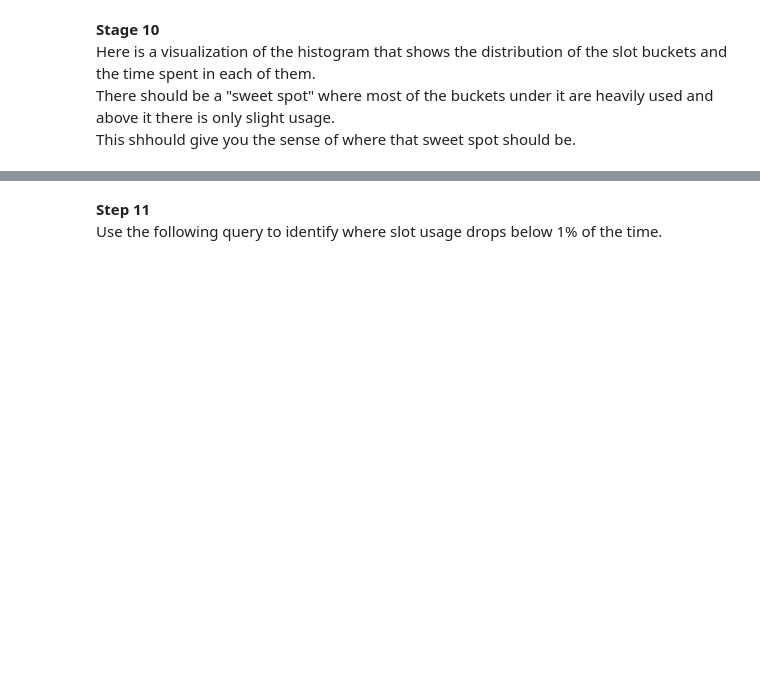
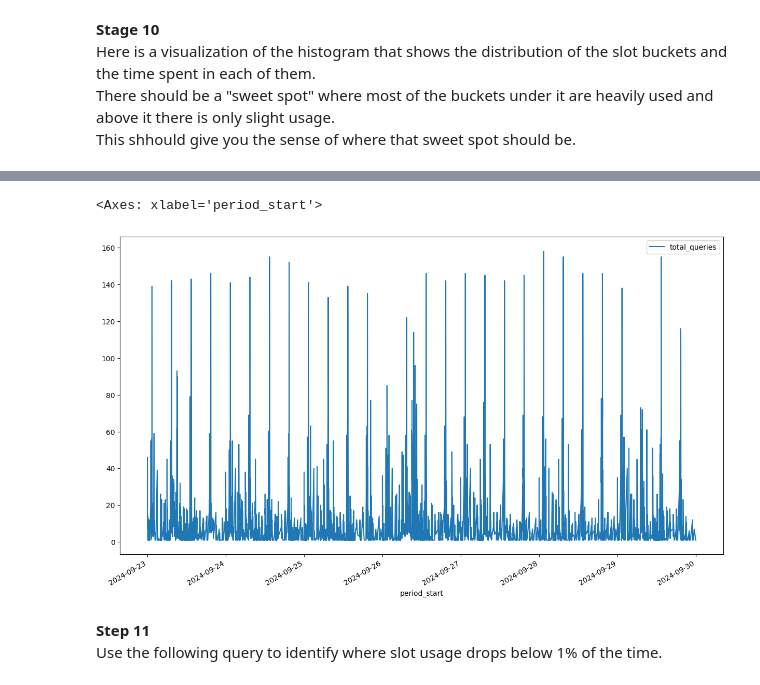
Before and after one commit to gshilo/slot_machine, a Jupyter notebook: Slot_machine.ipynb, the cells around one changed output, grey strips where cells are left out. Cells and saved outputs as stored; diff of their text form; code cells hidden in the pictures; blank space fills up the shorter version.

```diff
--- a/Slot_machine.ipynb
+++ b/Slot_machine.ipynb
@@ -258,3 +294,14 @@ calculated.plot(x="bucket", y="percentage", kind="line",figsize=(15,9))
+# %%
+query = "select period_start, total_queries from "+dataset+".slots order by period_start"
+df = pd.io.gbq.read_gbq(query=query, project_id=project_id, dialect='standard')
+df.plot(x="period_start", y="total_queries", kind="line",figsize=(15,9))
+#ts = pd.Series(df[total_queries], index=pd.period_start)
+
+#ts = ts.cumsum()
+#ts.plot()
+# %% [output]
+<Axes: xlabel='period_start'>
+[figure, added]
 # %% [markdown]
 **Step 11**<br>
 Use the following query to identify where slot usage drops below 1% of the time.
```
Also changed, not shown: parts of 12 cells of this notebook.
